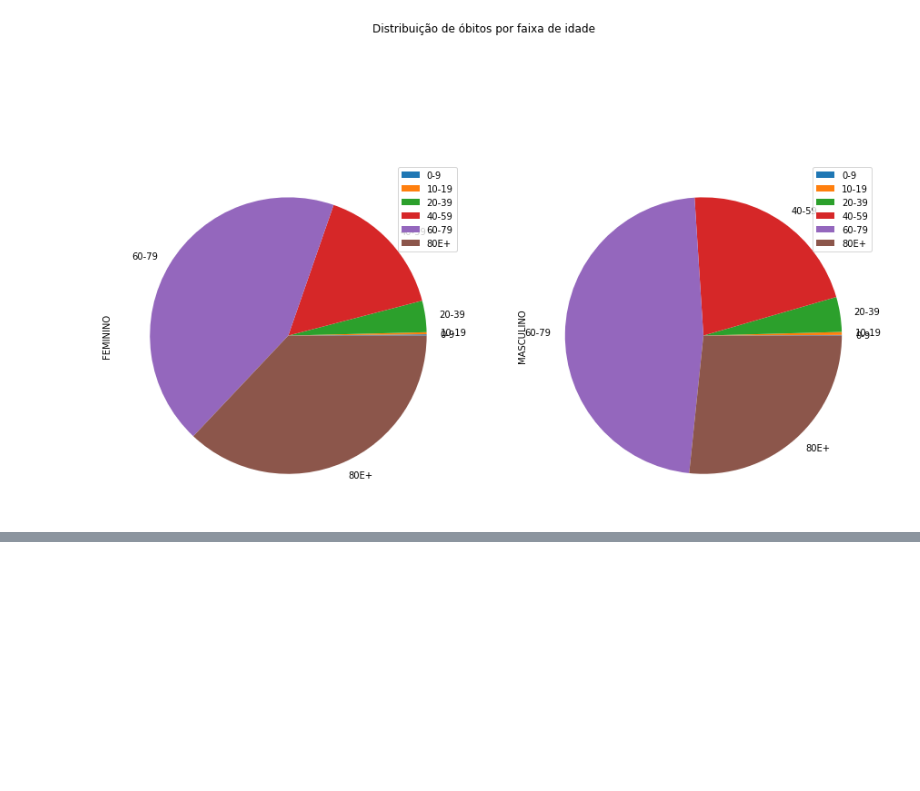
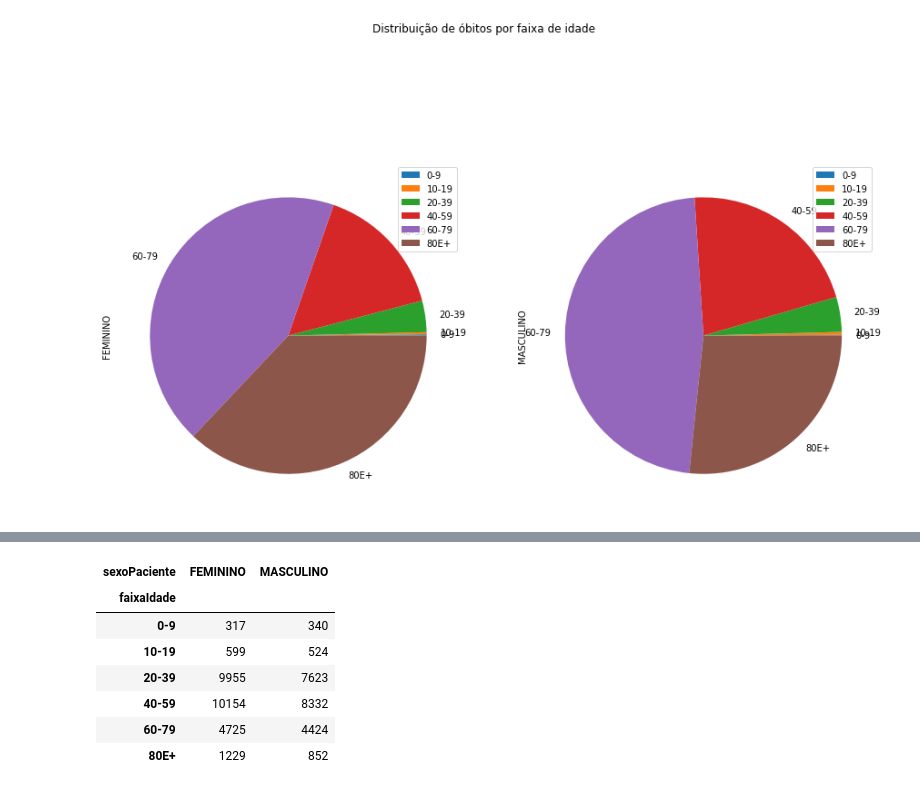
Before and after one commit to ominivac/analise_integraSUS, a Jupyter notebook: Analise_de_dados_do_IntegraSUS.ipynb, the cells around one changed output, grey strips where cells are left out. Saved outputs shown, nothing was run; the diff lists cells and outputs as text; code cells hidden in the pictures; blank space fills up the shorter version.

```diff
--- a/Analise_de_dados_do_IntegraSUS.ipynb
+++ b/Analise_de_dados_do_IntegraSUS.ipynb
@@ -617,0 +623,12 @@ array([<matplotlib.axes._subplots.AxesSubplot object at 0x...>,
+# %%
+counts_casos_faixa_idade_fortaleza = df_confirmados_fortaleza.groupby(['faixaIdade', 'sexoPaciente']).faixaIdade.count().unstack()
+counts_casos_faixa_idade_fortaleza
+# %% [output]
+| sexoPaciente | FEMININO | MASCULINO |
+| faixaIdade |  |  |
+| 0-9 | 317 | 340 |
+| 10-19 | 599 | 524 |
+| 20-39 | 9955 | 7623 |
+| 40-59 | 10154 | 8332 |
+| 60-79 | 4725 | 4424 |
+| 80E+ | 1229 | 852 |
```
Also changed, not shown: parts of 7 cells of this notebook.
